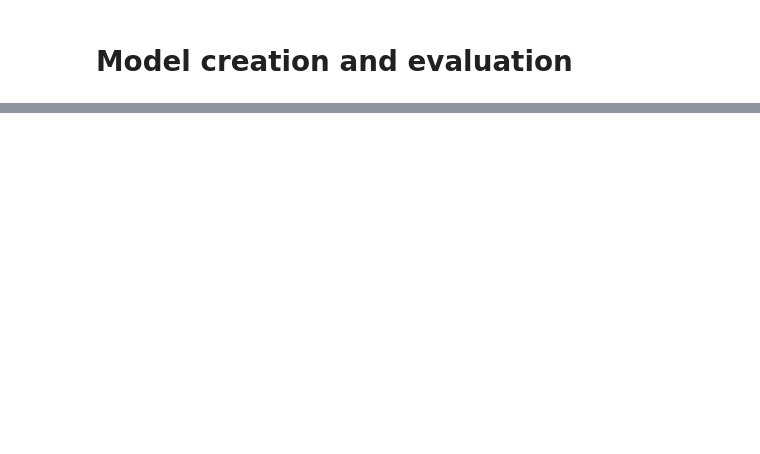
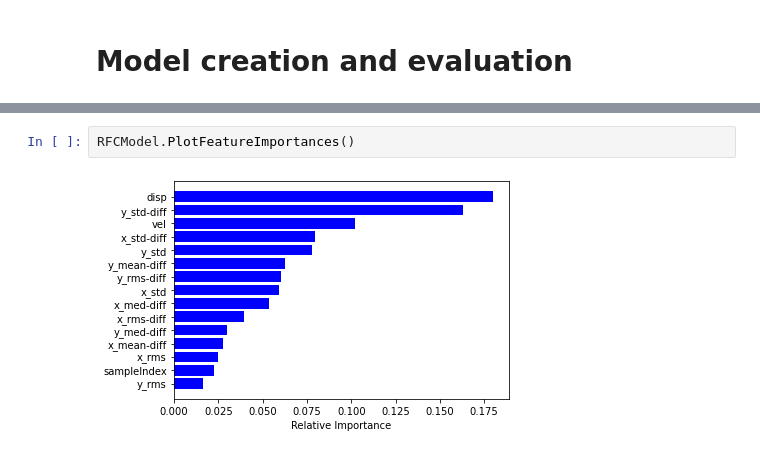
Before and after one commit to JLysberg/TTK4550-SpecializationProject, a Jupyter notebook: Code/Notebooks/Classification.ipynb, the cells around one changed output, grey strips where cells are left out. Saved outputs shown, nothing was run; the diff lists cells and outputs as text; blank space fills up the shorter version.

```diff
--- a/Code/Notebooks/Classification.ipynb
+++ b/Code/Notebooks/Classification.ipynb
@@ -46,0 +162,4 @@ weighted avg       0.94      0.93      0.94       304
+# %%
+RFCModel.PlotFeatureImportances()
+# %% [output]
+[figure, added]
```
Also changed, not shown: parts of 7 cells of this notebook, 50 other files.
